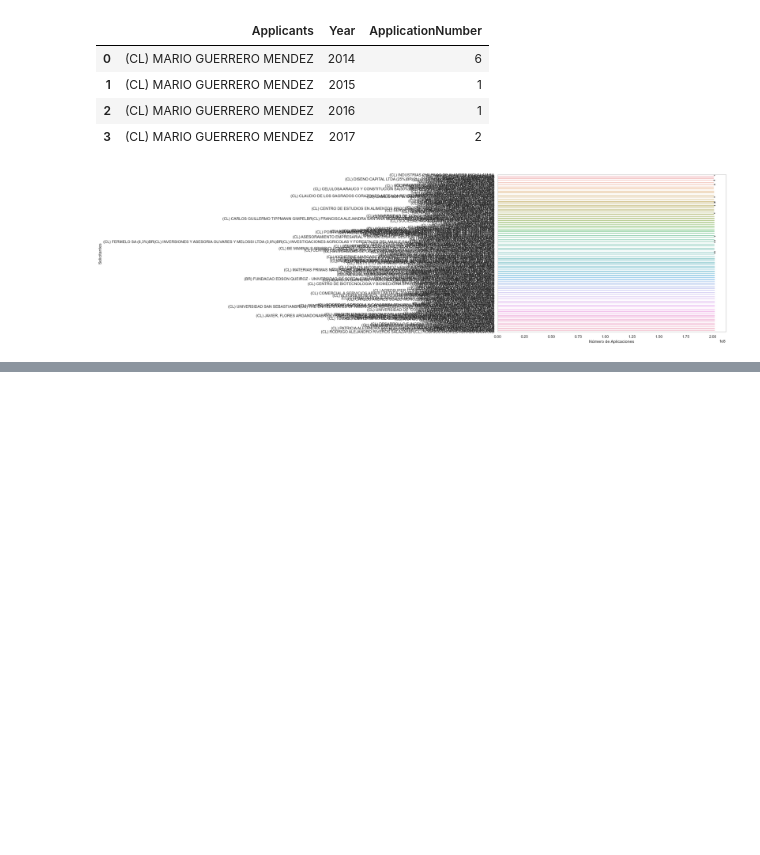
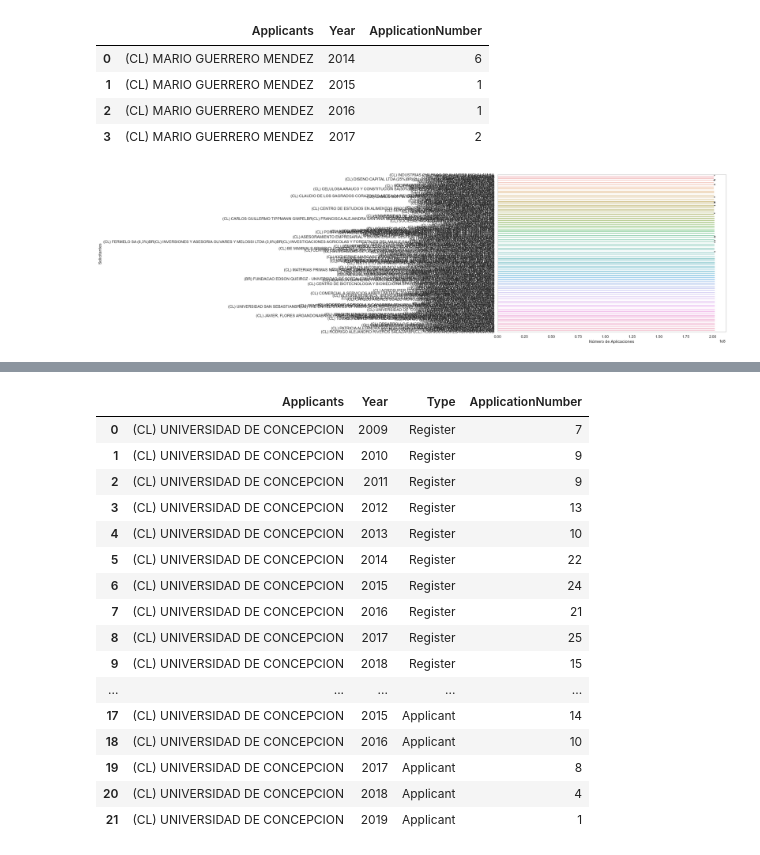
Before and after one commit to Ubb-Nodo-ctci/INAPI2, a Jupyter notebook: INAPI2.ipynb, the cells around one changed output, grey strips where cells are left out. Drawn from its saved outputs; the diff is of its cells as text; code cells hidden in the pictures; blank space fills up the shorter version.

```diff
--- a/INAPI2.ipynb
+++ b/INAPI2.ipynb
@@ -139,7 +141,9 @@ instituciones = ["UNIVERSIDAD DE CONCEPCION","UNIVERSIDAD DEL BIO BIO","CONTENED
 
 array_applicants_data = []
 
-for i in array_registers:
+# tal vez querias decir instituciones donde tienes array_registers (?)
+#for i in array_registers:
+for i in instituciones:
     data = df_macrozone2[df_macrozone2["Applicants"].str.contains(i, regex=True, na=False)]
     data = data.groupby(["Applicants", "Year"]).agg({"ApplicationNumber": "nunique"}).reset_index()
     data = data.sort_values('Year', ascending=True)
@@ -238,0 +259,18 @@ print(len(df['ApplicationNumber'].unique()))
+# %%
+#we are only work with 0 array position, means udec data
+
+#concatenate dataframes
+pd_concatenated = pd.concat([array_registers_data[0],array_applicants_data[0]])
+
+#merged dataframes
+pd_merged = pd.merge(array_registers_data[0], array_applicants_data[0],  on=['Applicants',"Year"])
+
+# grouped bar chart
+source = pd_concatenated
+alt.Chart(source).mark_bar().encode(
+    x='Year:O',
+    y='ApplicationNumber:Q',
+    color='Applicants:N'
+    #,column='Applicants:N'
+)
+# if we discriminate columns by applicants they might will be too much data to deploy
@@ -238,0 +279,19 @@ print(len(df['ApplicationNumber'].unique()))
+# %%
+#only merge universidad de concepcion
+# do tidy data
+tidy = pd.melt(frame=pd_merged, id_vars=['Applicants','Year'],
+               value_vars=['ApplicationNumber_x','ApplicationNumber_y'],
+              var_name='Type', value_name='ApplicationNumber')
+# idk if ApplicationNumber_x references to Register or Applicant, this is only a test to deploying data
+def transform(aux):
+    if (aux == 'ApplicationNumber_x'):
+        return 'Register'
+    return 'Applicant'
+
+tidy['Type'] = tidy['Type'].apply(transform)
+alt.Chart(tidy).mark_bar().encode(
+    x='Type:O',
+    y='ApplicationNumber:Q',
+    color='Type:N',
+    column='Year:N'
+)
@@ -238,0 +315,20 @@ print(len(df['ApplicationNumber'].unique()))
+# %%
+tidy
+# %% [output]
+|  | Applicants | Year | Type | ApplicationNumber |
+| 0 | (CL) UNIVERSIDAD DE CONCEPCION | 2009 | Register | 7 |
+| 1 | (CL) UNIVERSIDAD DE CONCEPCION | 2010 | Register | 9 |
+| 2 | (CL) UNIVERSIDAD DE CONCEPCION | 2011 | Register | 9 |
+| 3 | (CL) UNIVERSIDAD DE CONCEPCION | 2012 | Register | 13 |
+| 4 | (CL) UNIVERSIDAD DE CONCEPCION | 2013 | Register | 10 |
+| 5 | (CL) UNIVERSIDAD DE CONCEPCION | 2014 | Register | 22 |
+| 6 | (CL) UNIVERSIDAD DE CONCEPCION | 2015 | Register | 24 |
+| 7 | (CL) UNIVERSIDAD DE CONCEPCION | 2016 | Register | 21 |
+| 8 | (CL) UNIVERSIDAD DE CONCEPCION | 2017 | Register | 25 |
+| 9 | (CL) UNIVERSIDAD DE CONCEPCION | 2018 | Register | 15 |
+| ... | ... | ... | ... | ... |
+| 17 | (CL) UNIVERSIDAD DE CONCEPCION | 2015 | Applicant | 14 |
+| 18 | (CL) UNIVERSIDAD DE CONCEPCION | 2016 | Applicant | 10 |
+| 19 | (CL) UNIVERSIDAD DE CONCEPCION | 2017 | Applicant | 8 |
+| 20 | (CL) UNIVERSIDAD DE CONCEPCION | 2018 | Applicant | 4 |
+| 21 | (CL) UNIVERSIDAD DE CONCEPCION | 2019 | Applicant | 1 |
```
Also changed, not shown: parts of 18 cells of this notebook.
